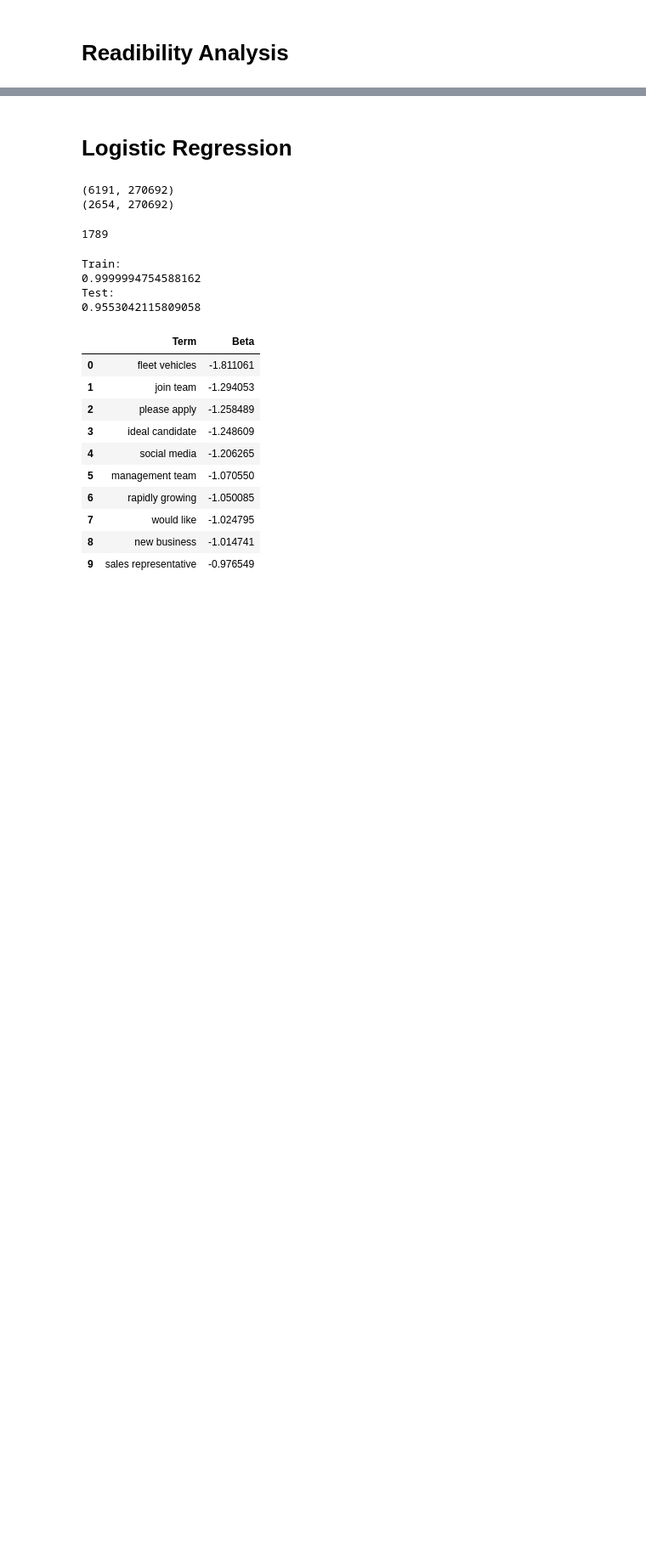
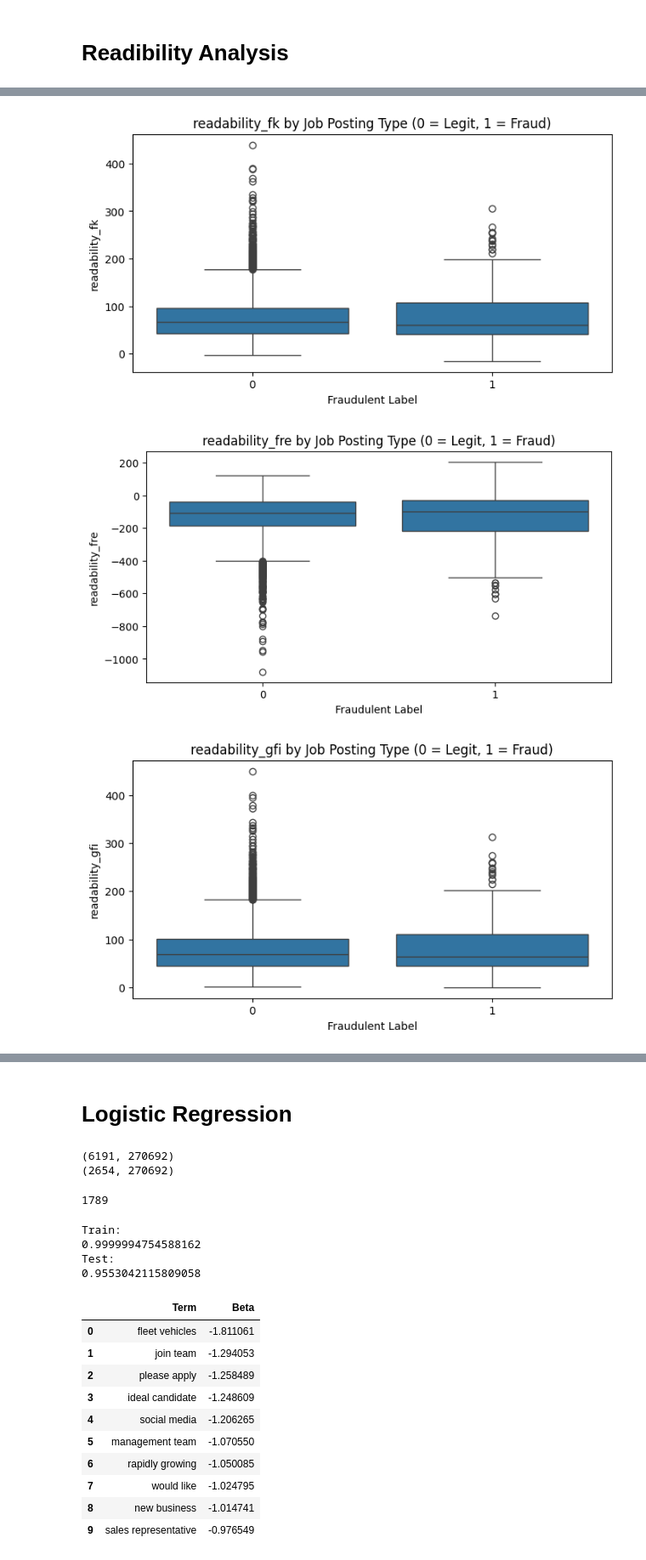
Before and after one commit to hederella/TextAnalytics, a Jupyter notebook: TextAnalyticsPreliminary.ipynb, the cells around one changed output, grey strips where cells are left out. Shown at 85% size. Drawn from its saved outputs; the diff is of its cells as text; code cells hidden in the pictures; blank space fills up the shorter version.

```diff
--- a/TextAnalyticsPreliminary.ipynb
+++ b/TextAnalyticsPreliminary.ipynb
@@ -308,0 +325,6 @@ df_combined[['description', 'textblob_sentiment', 'vader_sentiment', 'vader_labe
+# %%
+import textstat
+
+df['readability_fk'] = df['description'].apply(lambda x: textstat.flesch_kincaid_grade(str(x)))
+df['readability_fre'] = df['description'].apply(lambda x: textstat.flesch_reading_ease(str(x)))
+df['readability_gfi'] = df['description'].apply(lambda x: textstat.gunning_fog(str(x)))
@@ -308,0 +341,19 @@ df_combined[['description', 'textblob_sentiment', 'vader_sentiment', 'vader_labe
+# %%
+# Comparing readability scores between real vs faux job postings
+import matplotlib.pyplot as plt
+import seaborn as sns
+
+# Boxplot
+readability_metrics = ['readability_fk', 'readability_fre', 'readability_gfi']
+
+for metric in readability_metrics:
+    plt.figure(figsize=(8, 4))
+    sns.boxplot(x='fraudulent', y=metric, data=df)
+    plt.title(f'{metric} by Job Posting Type (0 = Legit, 1 = Fraud)')
+    plt.xlabel('Fraudulent Label')
+    plt.ylabel(metric)
+    plt.show()
+# %% [output]
+[figure, added]
+[figure, added]
+[figure, added]
```
Also changed, not shown: parts of 11 cells of this notebook.
